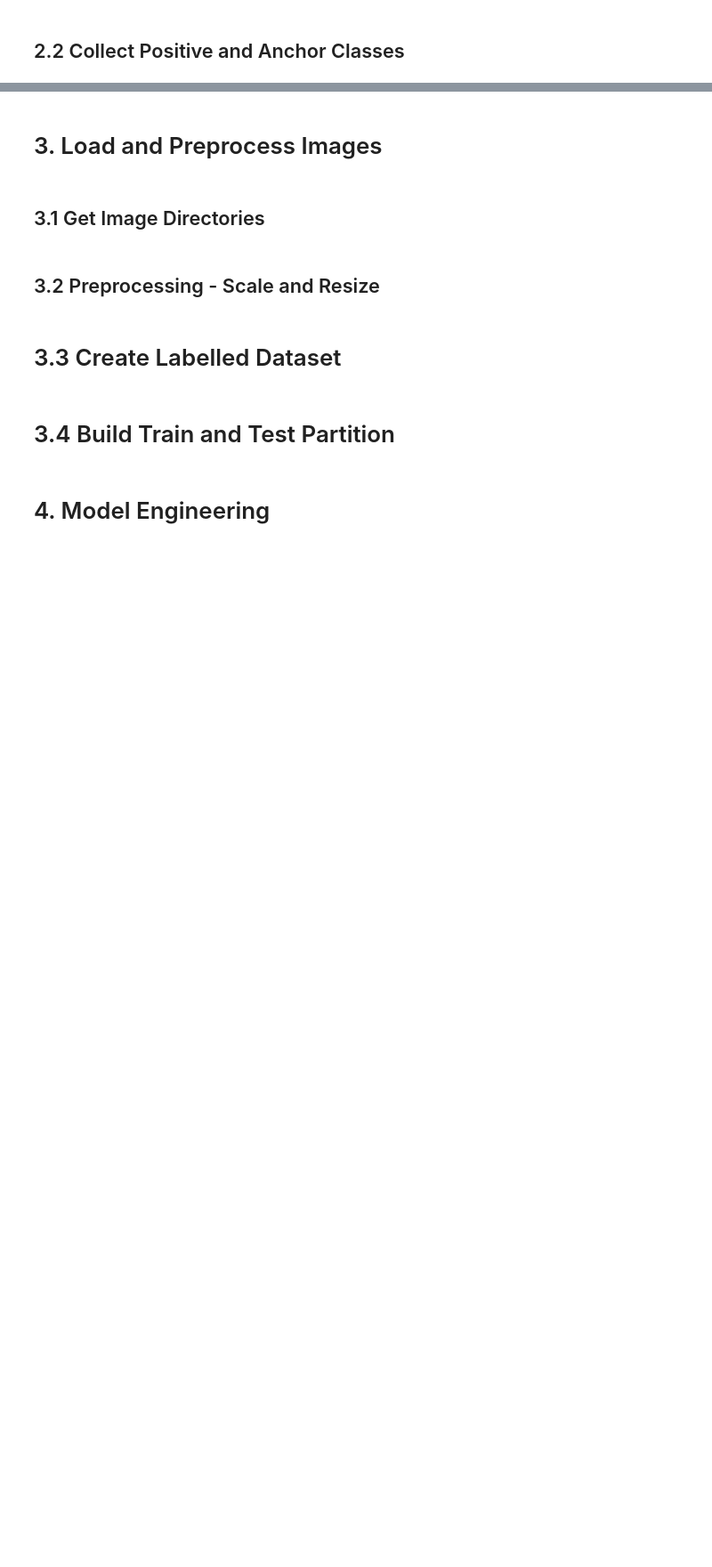
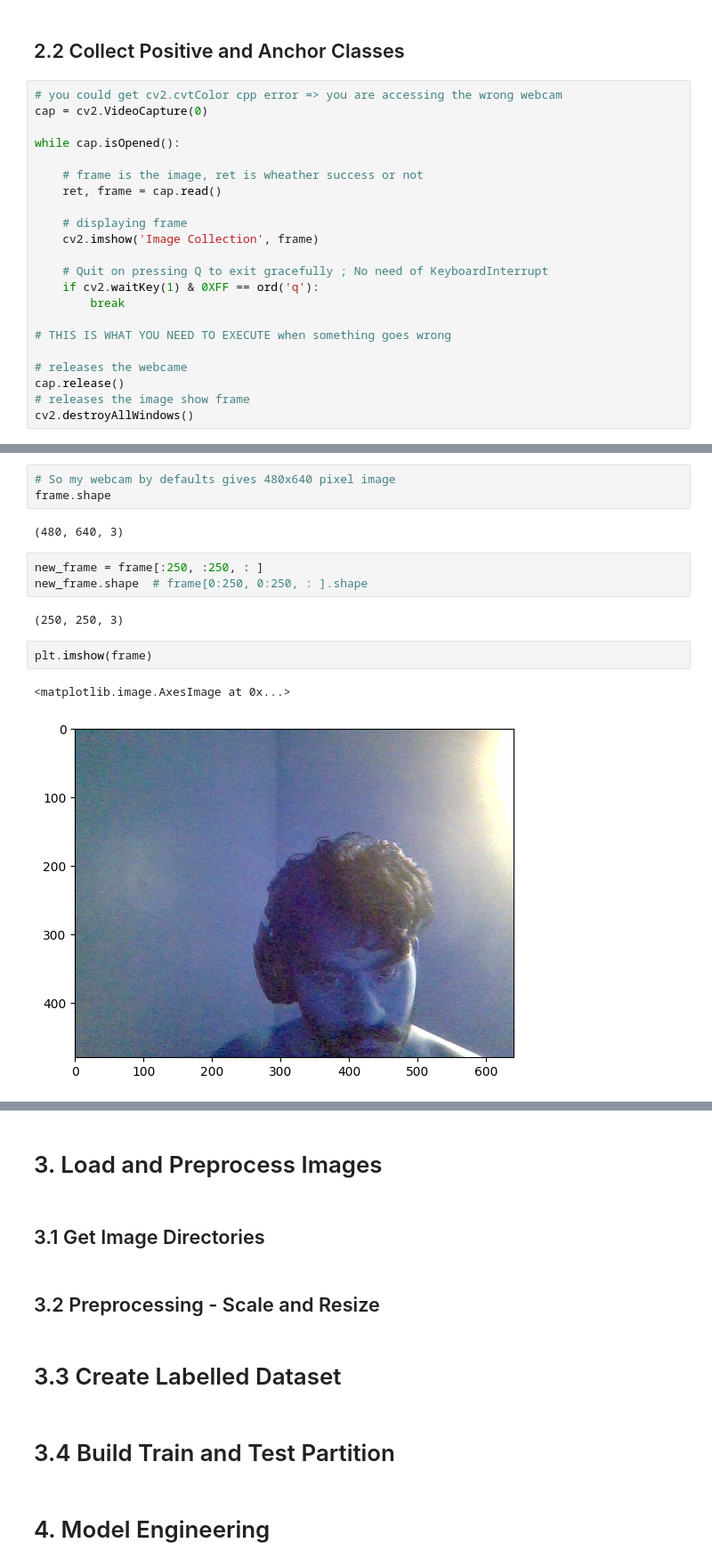
Before and after one commit to Niranjan-GopaL/Exploring__Open_CV__, a Jupyter notebook: FaceRecognition/Facial Verification with a Siamese Network - Part 1.ipynb, the cells around one changed output, grey strips where cells are left out. Shown at 89% size. Saved outputs shown, nothing was run; the diff lists cells and outputs as text; blank space fills up the shorter version.

Commit message:
Targzed lfw dataset ; Organized into Anchor image and positive image ; Can access cam now ; can exit gracefully ; Slicing into each frame of cam

```diff
--- a/FaceRecognition/Facial Verification with a Siamese Network - Part 1.ipynb
+++ b/FaceRecognition/Facial Verification with a Siamese Network - Part 1.ipynb
@@ -47,2 +108,24 @@ os.makedirs(ANC_PATH)
 # %% [markdown]
 ## 2.2 Collect Positive and Anchor Classes
+# %%
+# you could get cv2.cvtColor cpp error => you are accessing the wrong webcam
+cap = cv2.VideoCapture(0)
+
+while cap.isOpened():
+
+    # frame is the image, ret is wheather success or not
+    ret, frame = cap.read()
+
+    # displaying frame
+    cv2.imshow('Image Collection', frame)
+
+    # Quit on pressing Q to exit gracefully ; No need of KeyboardInterrupt
+    if cv2.waitKey(1) & 0XFF == ord('q'):
+        break
+
+# THIS IS WHAT YOU NEED TO EXECUTE when something goes wrong
+
+# releases the webcame
+cap.release()
+# releases the image show frame
+cv2.destroyAllWindows()
@@ -48,0 +152,15 @@ os.makedirs(ANC_PATH)
+# %%
+# So my webcam by defaults gives 480x640 pixel image
+frame.shape
+# %% [output]
+(480, 640, 3)
+# %%
+new_frame = frame[:250, :250, : ]
+new_frame.shape  # frame[0:250, 0:250, : ].shape
+# %% [output]
+(250, 250, 3)
+# %%
+plt.imshow(frame)
+# %% [output]
+<matplotlib.image.AxesImage at 0x...>
+[figure, added]
```
Also changed, not shown: parts of 24 cells of this notebook.
